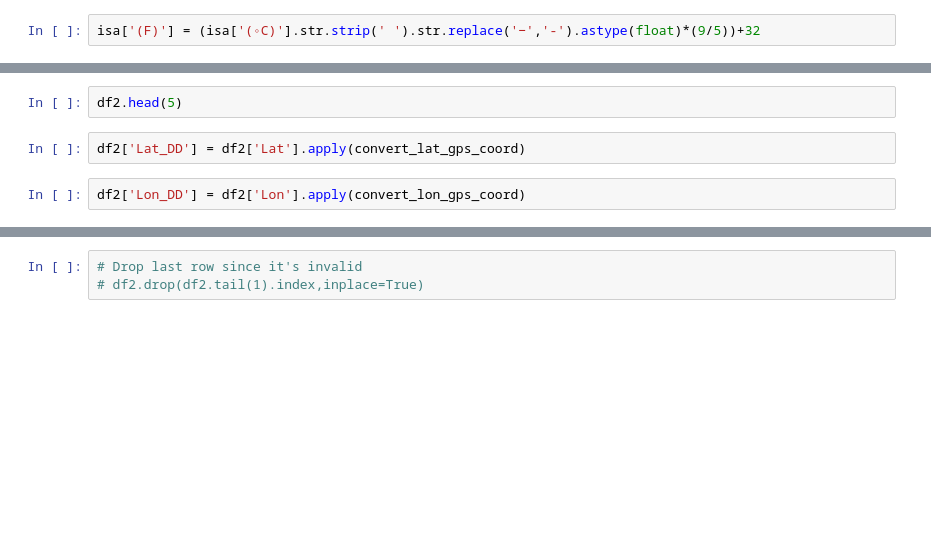
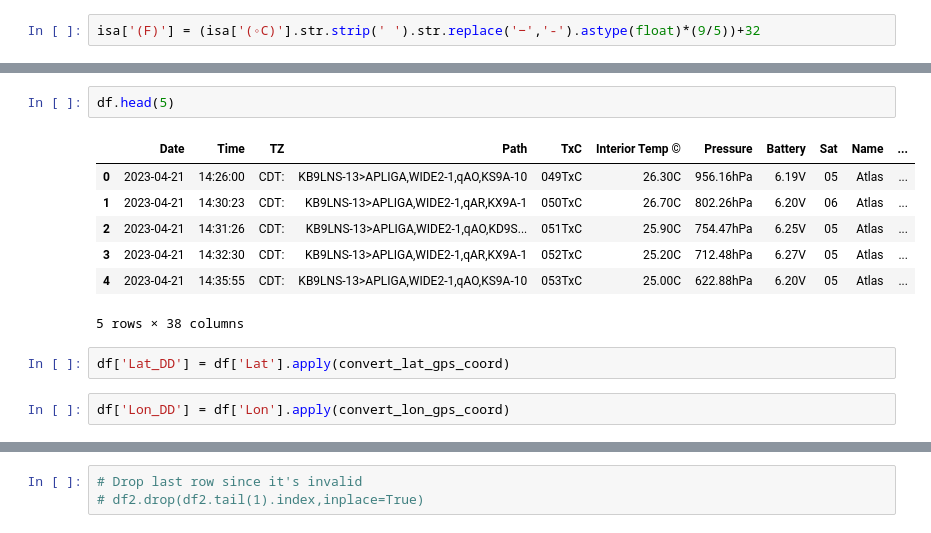
Before and after one commit to StateFarm-STEM/hablogger, a Jupyter notebook: telemetry-analysis/flights/normalwesths-2023-04-21/KB9LNS-13.ipynb, the cells around one changed output, grey strips where cells are left out. Cells and saved outputs as stored; diff of their text form; blank space fills up the shorter version.

```diff
--- a/telemetry-analysis/flights/normalwesths-2023-04-21/KB9LNS-13.ipynb
+++ b/telemetry-analysis/flights/normalwesths-2023-04-21/KB9LNS-13.ipynb
@@ -432,7 +490,15 @@ df2.columns
 # %%
-df2.head(5)
+df.head(5)
+# %% [output]
+|  | Date | Time | TZ | Path | TxC | Interior Temp © | Pressure | Battery | Sat | Name | ... |
+| 0 | 2023-04-21 | 14:26:00 | CDT: | KB9LNS-13>APLIGA,WIDE2-1,qAO,KS9A-10 | 049TxC | 26.30C | 956.16hPa | 6.19V | 05 | Atlas | ... |
+| 1 | 2023-04-21 | 14:30:23 | CDT: | KB9LNS-13>APLIGA,WIDE2-1,qAR,KX9A-1 | 050TxC | 26.70C | 802.26hPa | 6.20V | 06 | Atlas | ... |
+| 2 | 2023-04-21 | 14:31:26 | CDT: | KB9LNS-13>APLIGA,WIDE2-1,qAO,KD9S... | 051TxC | 25.90C | 754.47hPa | 6.25V | 05 | Atlas | ... |
+| 3 | 2023-04-21 | 14:32:30 | CDT: | KB9LNS-13>APLIGA,WIDE2-1,qAR,KX9A-1 | 052TxC | 25.20C | 712.48hPa | 6.27V | 05 | Atlas | ... |
+| 4 | 2023-04-21 | 14:35:55 | CDT: | KB9LNS-13>APLIGA,WIDE2-1,qAO,KS9A-10 | 053TxC | 25.00C | 622.88hPa | 6.20V | 05 | Atlas | ... |
+5 rows × 38 columns
 # %%
-df2['Lat_DD'] = df2['Lat'].apply(convert_lat_gps_coord)
+df['Lat_DD'] = df['Lat'].apply(convert_lat_gps_coord)
 # %%
-df2['Lon_DD'] = df2['Lon'].apply(convert_lon_gps_coord)
+df['Lon_DD'] = df['Lon'].apply(convert_lon_gps_coord)
 # %%
```
Also changed, not shown: parts of 20 cells of this notebook.
